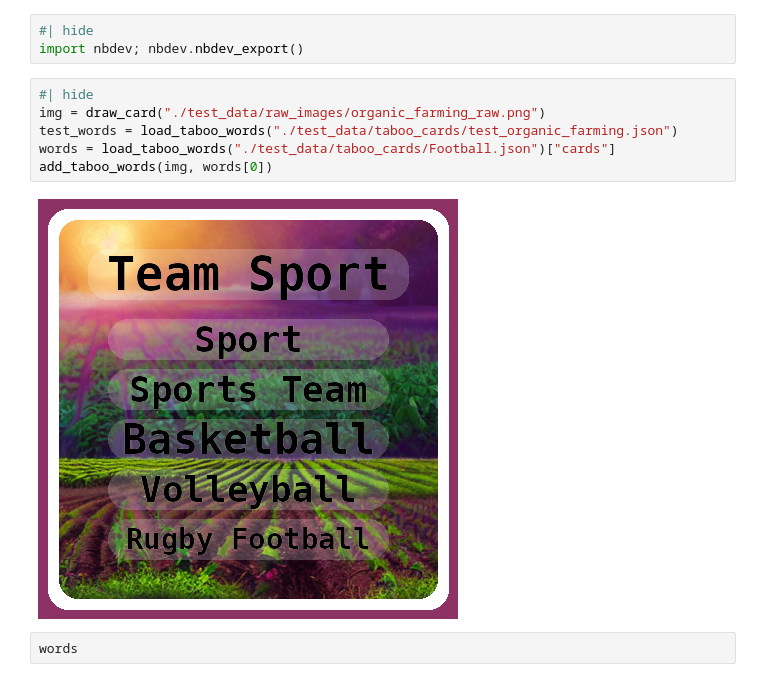
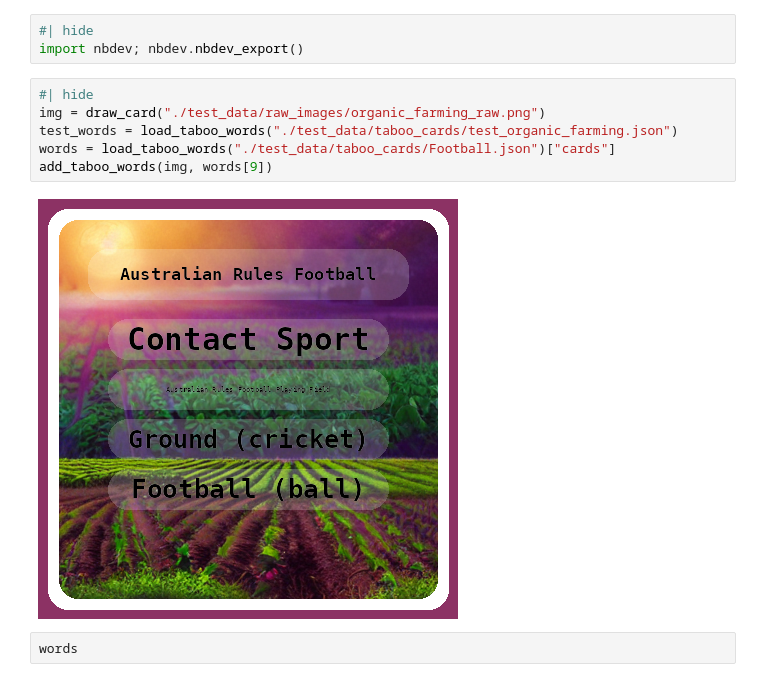
Before and after one commit to gpucce/Taboo.jl, a Jupyter notebook: 00_core.ipynb, the cells around one changed output. Saved outputs shown, nothing was run; the diff lists cells and outputs as text.

```diff
--- a/00_core.ipynb
+++ b/00_core.ipynb
@@ -81,11 +79,11 @@ import nbdev; nbdev.nbdev_export()
 # %%
 #| hide
 img = draw_card("./test_data/raw_images/organic_farming_raw.png")
 test_words = load_taboo_words("./test_data/taboo_cards/test_organic_farming.json")
 words = load_taboo_words("./test_data/taboo_cards/Football.json")["cards"]
-add_taboo_words(img, words[0])
+add_taboo_words(img, words[9])
 # %% [output]
-[figure, old version]
+[figure, new version]
 # %%
 words
 # %% [output]
```
Also changed, not shown: parts of 2 cells of this notebook, 2 other files.
